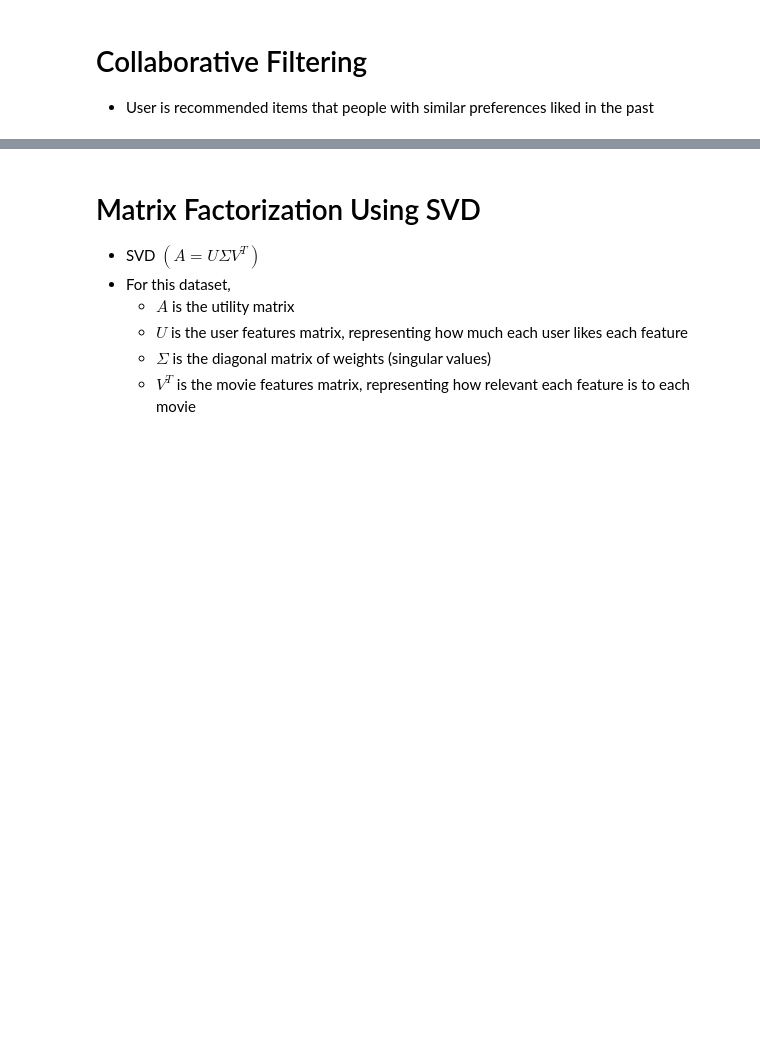
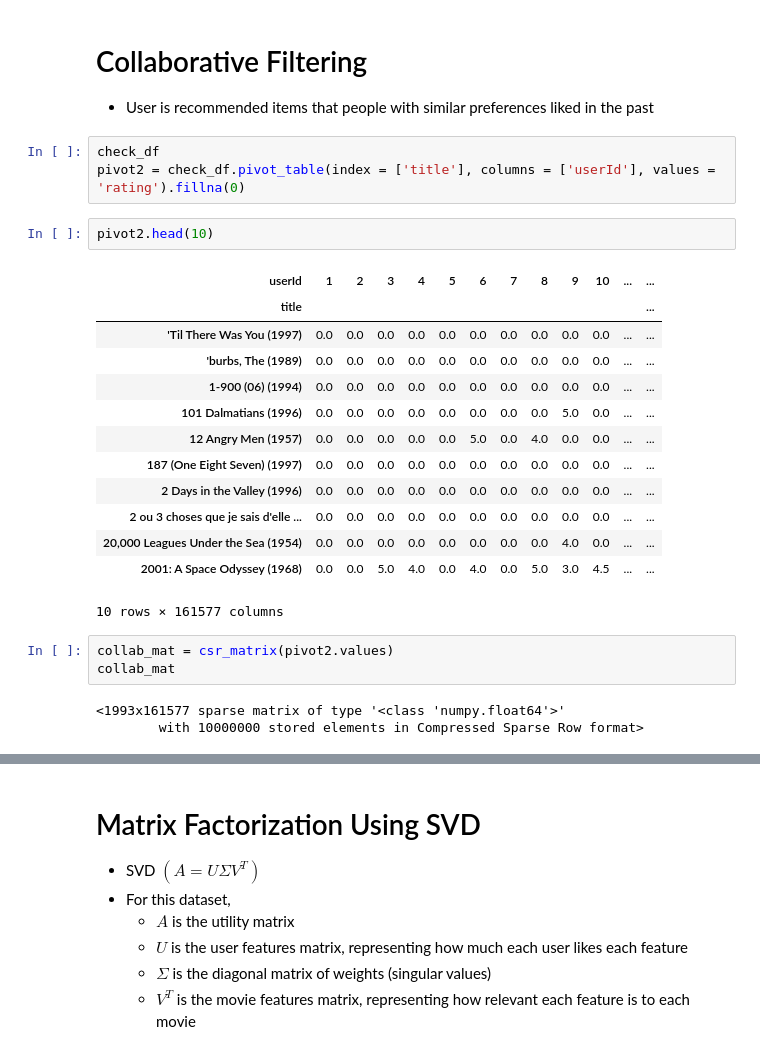
Before and after one commit to nsuttora/Movie-Recommender-Data-Mining-II, a Jupyter notebook: movie_recommender.ipynb, the cells around one changed output, grey strips where cells are left out. Drawn from its saved outputs; the diff is of its cells as text; blank space fills up the shorter version.

Commit message:
collaborative filter

```diff
--- a/movie_recommender.ipynb
+++ b/movie_recommender.ipynb
@@ -522,3 +518,28 @@ genre_recommendations('Strange Days', cos_sim_df, movies[['title', 'genres']], 2
 # %% [markdown]
 # Collaborative Filtering
 * User is recommended items that people with similar preferences liked in the past
+# %%
+check_df
+pivot2 = check_df.pivot_table(index = ['title'], columns = ['userId'], values = 'rating').fillna(0)
+# %%
+pivot2.head(10)
+# %% [output]
+| userId | 1 | 2 | 3 | 4 | 5 | 6 | 7 | 8 | 9 | 10 | ... | ... |
+| title |  |  |  |  |  |  |  |  |  |  |  | ... |
+| 'Til There Was You (1997) | 0.0 | 0.0 | 0.0 | 0.0 | 0.0 | 0.0 | 0.0 | 0.0 | 0.0 | 0.0 | ... | ... |
+| 'burbs, The (1989) | 0.0 | 0.0 | 0.0 | 0.0 | 0.0 | 0.0 | 0.0 | 0.0 | 0.0 | 0.0 | ... | ... |
+| 1-900 (06) (1994) | 0.0 | 0.0 | 0.0 | 0.0 | 0.0 | 0.0 | 0.0 | 0.0 | 0.0 | 0.0 | ... | ... |
+| 101 Dalmatians (1996) | 0.0 | 0.0 | 0.0 | 0.0 | 0.0 | 0.0 | 0.0 | 0.0 | 5.0 | 0.0 | ... | ... |
+| 12 Angry Men (1957) | 0.0 | 0.0 | 0.0 | 0.0 | 0.0 | 5.0 | 0.0 | 4.0 | 0.0 | 0.0 | ... | ... |
+| 187 (One Eight Seven) (1997) | 0.0 | 0.0 | 0.0 | 0.0 | 0.0 | 0.0 | 0.0 | 0.0 | 0.0 | 0.0 | ... | ... |
+| 2 Days in the Valley (1996) | 0.0 | 0.0 | 0.0 | 0.0 | 0.0 | 0.0 | 0.0 | 0.0 | 0.0 | 0.0 | ... | ... |
+| 2 ou 3 choses que je sais d'elle ... | 0.0 | 0.0 | 0.0 | 0.0 | 0.0 | 0.0 | 0.0 | 0.0 | 0.0 | 0.0 | ... | ... |
+| 20,000 Leagues Under the Sea (1954) | 0.0 | 0.0 | 0.0 | 0.0 | 0.0 | 0.0 | 0.0 | 0.0 | 4.0 | 0.0 | ... | ... |
+| 2001: A Space Odyssey (1968) | 0.0 | 0.0 | 5.0 | 4.0 | 0.0 | 4.0 | 0.0 | 5.0 | 3.0 | 4.5 | ... | ... |
+10 rows × 161577 columns
+# %%
+collab_mat = csr_matrix(pivot2.values)
+collab_mat
+# %% [output]
+<1993x161577 sparse matrix of type '<class 'numpy.float64'>'
+        with 10000000 stored elements in Compressed Sparse Row format>
```
Also changed, not shown: parts of 12 cells of this notebook.
